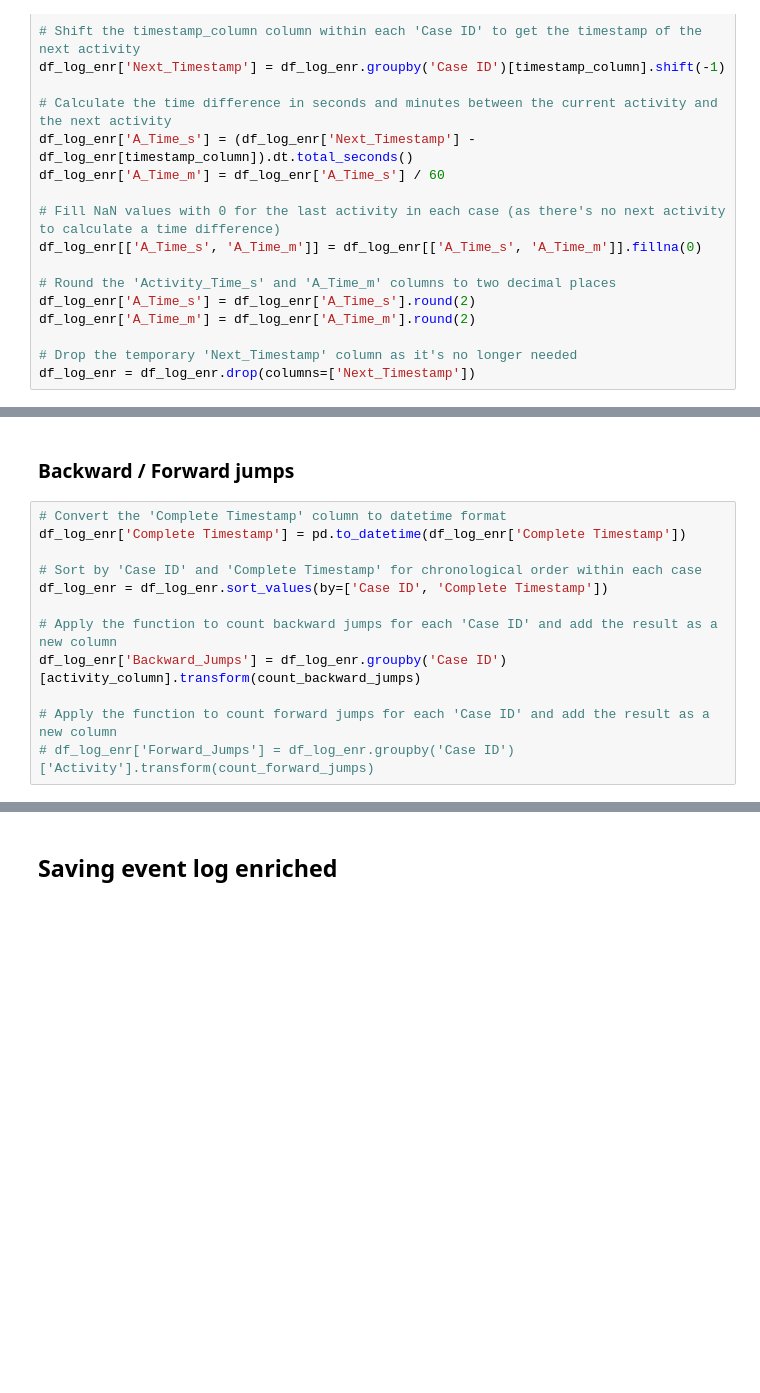
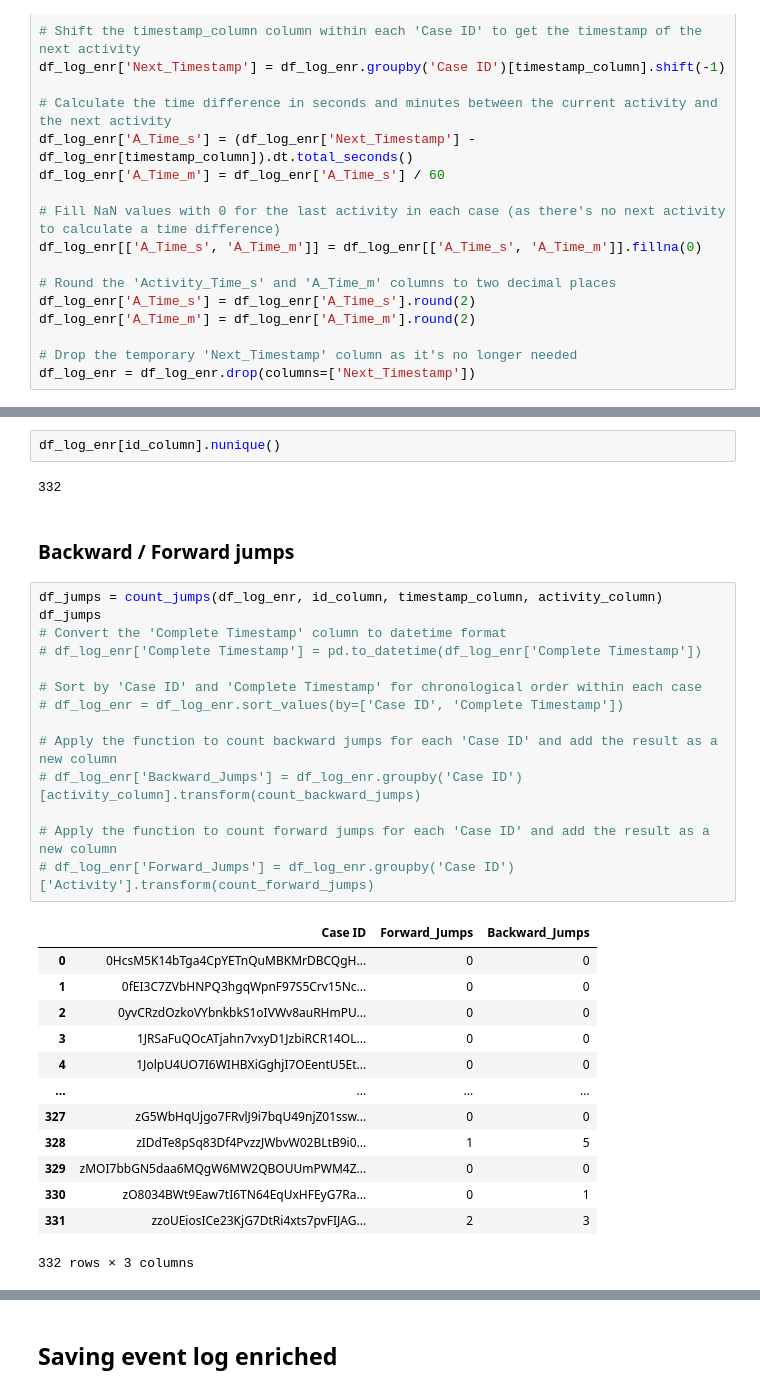
Before and after one commit to roberto-nai/WEBTUTORIAL-UNITO-EVENTLOG, a Jupyter notebook: 04_log_enrichment.ipynb, the cells around one changed output, grey strips where cells are left out. Drawn from its saved outputs; the diff is of its cells as text; blank space fills up the shorter version.

```diff
--- a/04_log_enrichment.ipynb
+++ b/04_log_enrichment.ipynb
@@ -358,14 +379,34 @@ df_log_enr.shape
+# %%
+df_log_enr[id_column].nunique()
+# %% [output]
+332
 # %% [markdown]
 ### Backward / Forward jumps
 # %%
+df_jumps = count_jumps(df_log_enr, id_column, timestamp_column, activity_column)
+df_jumps
 # Convert the 'Complete Timestamp' column to datetime format
-df_log_enr['Complete Timestamp'] = pd.to_datetime(df_log_enr['Complete Timestamp'])
+# df_log_enr['Complete Timestamp'] = pd.to_datetime(df_log_enr['Complete Timestamp'])
 
 # Sort by 'Case ID' and 'Complete Timestamp' for chronological order within each case
-df_log_enr = df_log_enr.sort_values(by=['Case ID', 'Complete Timestamp'])
+# df_log_enr = df_log_enr.sort_values(by=['Case ID', 'Complete Timestamp'])
 
 # Apply the function to count backward jumps for each 'Case ID' and add the result as a new column
-df_log_enr['Backward_Jumps'] = df_log_enr.groupby('Case ID')[activity_column].transform(count_backward_jumps)
+# df_log_enr['Backward_Jumps'] = df_log_enr.groupby('Case ID')[activity_column].transform(count_backward_jumps)
 
 # Apply the function to count forward jumps for each 'Case ID' and add the result as a new column
 # df_log_enr['Forward_Jumps'] = df_log_enr.groupby('Case ID')['Activity'].transform(count_forward_jumps)
+# %% [output]
+|  | Case ID | Forward_Jumps | Backward_Jumps |
+| 0 | 0HcsM5K14bTga4CpYETnQuMBKMrDBCQgH... | 0 | 0 |
+| 1 | 0fEI3C7ZVbHNPQ3hgqWpnF97S5Crv15Nc... | 0 | 0 |
+| 2 | 0yvCRzdOzkoVYbnkbkS1oIVWv8auRHmPU... | 0 | 0 |
+| 3 | 1JRSaFuQOcATjahn7vxyD1JzbiRCR14OL... | 0 | 0 |
+| 4 | 1JolpU4UO7I6WIHBXiGghjI7OEentU5Et... | 0 | 0 |
+| ... | ... | ... | ... |
+| 327 | zG5WbHqUjgo7FRvlJ9i7bqU49njZ01ssw... | 0 | 0 |
+| 328 | zIDdTe8pSq83Df4PvzzJWbvW02BLtB9i0... | 1 | 5 |
+| 329 | zMOI7bbGN5daa6MQgW6MW2QBOUUmPWM4Z... | 0 | 0 |
+| 330 | zO8034BWt9Eaw7tI6TN64EqUxHFEyG7Ra... | 0 | 1 |
+| 331 | zzoUEiosICe23KjG7DtRi4xts7pvFIJAG... | 2 | 3 |
+332 rows × 3 columns
```
Also changed, not shown: parts of 24 cells of this notebook, 8 other files.
